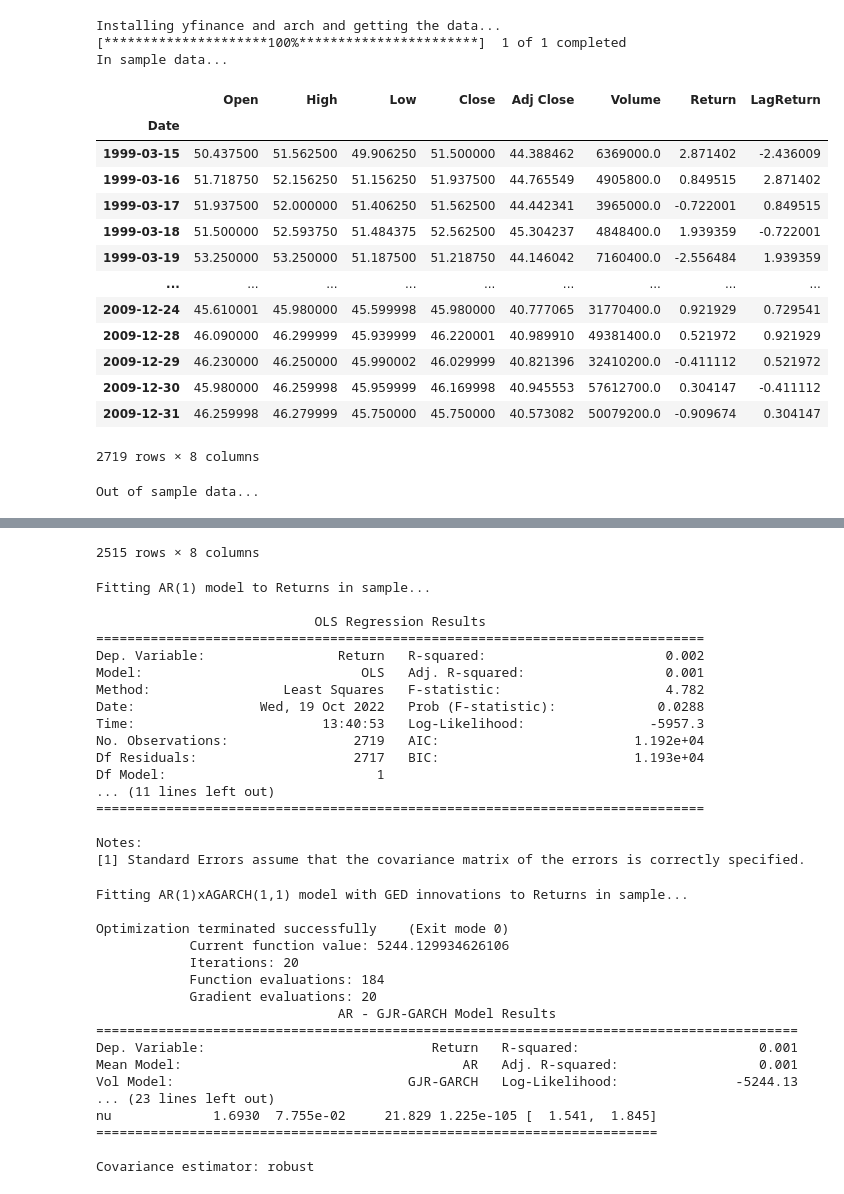
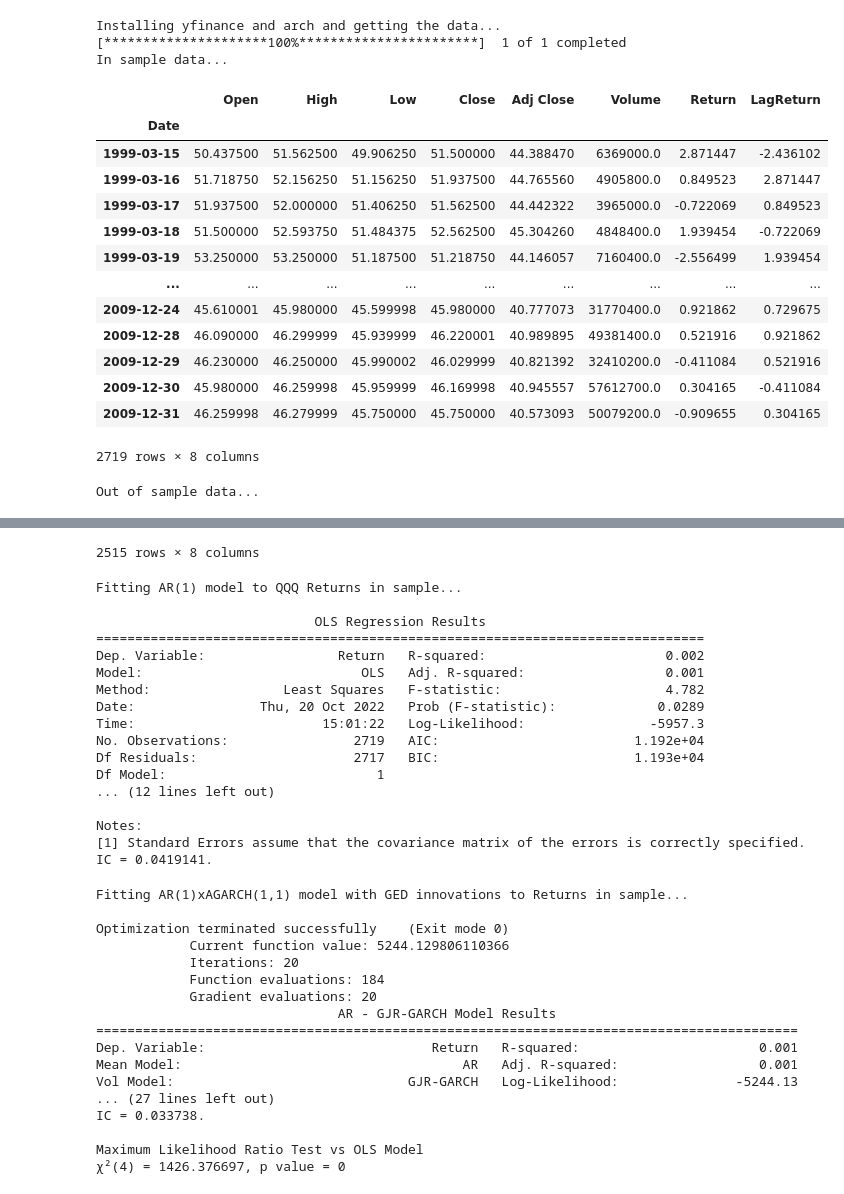
Before and after one commit to Farmhouse121/Wilmott-Articles, a Jupyter notebook: Do_the_Right_Thing.ipynb, the cells around one changed output, grey strips where cells are left out. Drawn from its saved outputs; the diff is of its cells as text; code cells hidden in the pictures.

```diff
--- a/Do_the_Right_Thing.ipynb
+++ b/Do_the_Right_Thing.ipynb
@@ -6,46 +6,47 @@ print("Installing yfinance and arch and getting the data...")
 !pip install yfinance 1>/dev/null
 from warnings import filterwarnings ; filterwarnings('ignore',category=FutureWarning) # I don't care
 from yfinance import download
 import pandas as pd
 import numpy as np
 import matplotlib.pyplot as pl
 from statsmodels.regression.linear_model import OLS
 from statsmodels.api import add_constant
 from arch.univariate import ARX, GARCH, GeneralizedError
 from datetime import datetime
+from scipy.stats import chi2 as density
 zero,one,two,four,three,five,ten,hundred=0e0,1e0,2e0,3e0,4e0,5e0,1e1,1e2 # some friendly numbers
 half,GoldenRatio=one/two,(one+np.sqrt(five))/two
 
-# get the daily returns of the QQQ ETF
-ticker='QQQ'
+# get the daily returns from Yahoo! Finance
+ticker='DIA'
 data=download(ticker,'1999-03-11','2019-12-31')
 data.index=pd.DatetimeIndex(data.index).to_period('B')  # set calendar to business days
 data['Return']=data['Adj Close'].pct_change()*hundred   # compute returns including dividends and splits etc.
 data['LagReturn']=data['Return'].shift()                # compute returns lagged by one trading day
 data.dropna(inplace=True)                               # remove any dates that are not properly 'bars', often due to holidays not properly removed
 data.loc[data["Volume"]==0,"Volume"]=np.nan             # change zero volume to NA should it exist
 in_sample,out_sample=data.loc[data.index<='2009-12-31'].copy(),data.loc[data.index>='2010-01-01'].copy()
 print("In sample data...")
 display(in_sample)
 print("Out of sample data...")
 display(out_sample)
 # %% [output]
 Installing yfinance and arch and getting the data...
 [*********************100%***********************]  1 of 1 completed
 In sample data...
 |  | Open | High | Low | Close | Adj Close | Volume | Return | LagReturn |
 | Date |  |  |  |  |  |  |  |  |
-| 1999-03-15 | 50.437500 | 51.562500 | 49.906250 | 51.500000 | 44.388462 | 6369000.0 | 2.871402 | -2.436009 |
-| 1999-03-16 | 51.718750 | 52.156250 | 51.156250 | 51.937500 | 44.765549 | 4905800.0 | 0.849515 | 2.871402 |
-| 1999-03-17 | 51.937500 | 52.000000 | 51.406250 | 51.562500 | 44.442341 | 3965000.0 | -0.722001 | 0.849515 |
-| 1999-03-18 | 51.500000 | 52.593750 | 51.484375 | 52.562500 | 45.304237 | 4848400.0 | 1.939359 | -0.722001 |
-| 1999-03-19 | 53.250000 | 53.250000 | 51.187500 | 51.218750 | 44.146042 | 7160400.0 | -2.556484 | 1.939359 |
+| 1999-03-15 | 50.437500 | 51.562500 | 49.906250 | 51.500000 | 44.388470 | 6369000.0 | 2.871447 | -2.436102 |
+| 1999-03-16 | 51.718750 | 52.156250 | 51.156250 | 51.937500 | 44.765560 | 4905800.0 | 0.849523 | 2.871447 |
+| 1999-03-17 | 51.937500 | 52.000000 | 51.406250 | 51.562500 | 44.442322 | 3965000.0 | -0.722069 | 0.849523 |
+| 1999-03-18 | 51.500000 | 52.593750 | 51.484375 | 52.562500 | 45.304260 | 4848400.0 | 1.939454 | -0.722069 |
+| 1999-03-19 | 53.250000 | 53.250000 | 51.187500 | 51.218750 | 44.146057 | 7160400.0 | -2.556499 | 1.939454 |
 | ... | ... | ... | ... | ... | ... | ... | ... | ... |
-| 2009-12-24 | 45.610001 | 45.980000 | 45.599998 | 45.980000 | 40.777065 | 31770400.0 | 0.921929 | 0.729541 |
-| 2009-12-28 | 46.090000 | 46.299999 | 45.939999 | 46.220001 | 40.989910 | 49381400.0 | 0.521972 | 0.921929 |
-| 2009-12-29 | 46.230000 | 46.250000 | 45.990002 | 46.029999 | 40.821396 | 32410200.0 | -0.411112 | 0.521972 |
-| 2009-12-30 | 45.980000 | 46.259998 | 45.959999 | 46.169998 | 40.945553 | 57612700.0 | 0.304147 | -0.411112 |
-| 2009-12-31 | 46.259998 | 46.279999 | 45.750000 | 45.750000 | 40.573082 | 50079200.0 | -0.909674 | 0.304147 |
+| 2009-12-24 | 45.610001 | 45.980000 | 45.599998 | 45.980000 | 40.777073 | 31770400.0 | 0.921862 | 0.729675 |
+| 2009-12-28 | 46.090000 | 46.299999 | 45.939999 | 46.220001 | 40.989895 | 49381400.0 | 0.521916 | 0.921862 |
+| 2009-12-29 | 46.230000 | 46.250000 | 45.990002 | 46.029999 | 40.821392 | 32410200.0 | -0.411084 | 0.521916 |
+| 2009-12-30 | 45.980000 | 46.259998 | 45.959999 | 46.169998 | 40.945557 | 57612700.0 | 0.304165 | -0.411084 |
+| 2009-12-31 | 46.259998 | 46.279999 | 45.750000 | 45.750000 | 40.573093 | 50079200.0 | -0.909655 | 0.304165 |
 2719 rows × 8 columns
 Out of sample data...
 |  | Open | High | Low | Close | Adj Close | Volume | Return | LagReturn |
@@ -64,26 +65,27 @@ Out of sample data...
 2515 rows × 8 columns
 # %%
-print("Fitting AR(1) model to Returns in sample...\n")
+print("Fitting AR(1) model to %s Returns in sample...\n" % ticker)
 ols_model=OLS(in_sample['Return'],add_constant(in_sample['LagReturn'])).fit()
 print(ols_model.summary())
+print("IC = %g." % np.sqrt(ols_model.rsquared))
 # %% [output]
-Fitting AR(1) model to Returns in sample...
+Fitting AR(1) model to QQQ Returns in sample...
 
                             OLS Regression Results
 ==============================================================================
 Dep. Variable:                 Return   R-squared:                       0.002
 Model:                            OLS   Adj. R-squared:                  0.001
 Method:                 Least Squares   F-statistic:                     4.782
-Date:                Wed, 19 Oct 2022   Prob (F-statistic):             0.0288
-Time:                        13:40:53   Log-Likelihood:                -5957.3
+Date:                Thu, 20 Oct 2022   Prob (F-statistic):             0.0289
+Time:                        15:01:22   Log-Likelihood:                -5957.3
 No. Observations:                2719   AIC:                         1.192e+04
 Df Residuals:                    2717   BIC:                         1.193e+04
 Df Model:                           1
-... (11 lines left out)
-==============================================================================
+... (12 lines left out)
 
 Notes:
 [1] Standard Errors assume that the covariance matrix of the errors is correctly specified.
+IC = 0.0419141.
 # %%
 print("Fitting AR(1)xAGARCH(1,1) model with GED innovations to Returns in sample...\n")
 model = ARX(in_sample["Return"],lags=1)
@@ -91,11 +93,16 @@ model.volatility = GARCH(1, 1, 1)
 model.distribution = GeneralizedError()
 ged_model=model.fit(update_freq=0)
 print(ged_model.summary())
+print("IC = %g." % np.sqrt(ged_model.rsquared))
+
+from scipy.stats import chi2 as density
+X2,dof=two*(ged_model.loglikelihood-ols_model.llf),len(ged_model.params)-len(ols_model.params)-1 # extra one for the variance
+print("\nMaximum Likelihood Ratio Test vs OLS Model\nχ²(%d) = %f, p value = %g" % (dof,X2,one-density(dof).cdf(X2)))
 # %% [output]
 Fitting AR(1)xAGARCH(1,1) model with GED innovations to Returns in sample...
 
 Optimization terminated successfully    (Exit mode 0)
-            Current function value: 5244.129934626106
+            Current function value: 5244.129806110366
             Iterations: 20
             Function evaluations: 184
             Gradient evaluations: 20
@@ -104,11 +111,11 @@ Optimization terminated successfully    (Exit mode 0)
 Dep. Variable:                             Return   R-squared:                       0.001
 Mean Model:                                    AR   Adj. R-squared:                  0.001
 Vol Model:                              GJR-GARCH   Log-Likelihood:               -5244.13
-... (23 lines left out)
-nu             1.6930  7.755e-02     21.829 1.225e-105 [  1.541,  1.845]
-========================================================================
+... (27 lines left out)
+IC = 0.033738.
 
-Covariance estimator: robust
+Maximum Likelihood Ratio Test vs OLS Model
+χ²(4) = 1426.376697, p value = 0
 # %%
 print("Compute out-of-sample alphas for both models.")
 out_sample['OLS Alpha']=ols_model.params[0]+ols_model.params[1]*out_sample['LagReturn']
```
Also changed, not shown: parts of 3 cells of this notebook.
